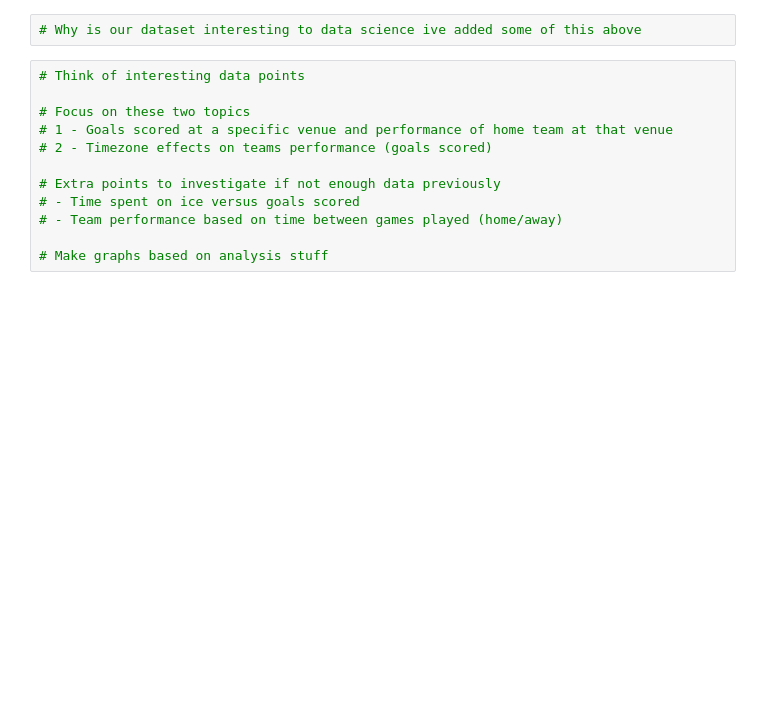
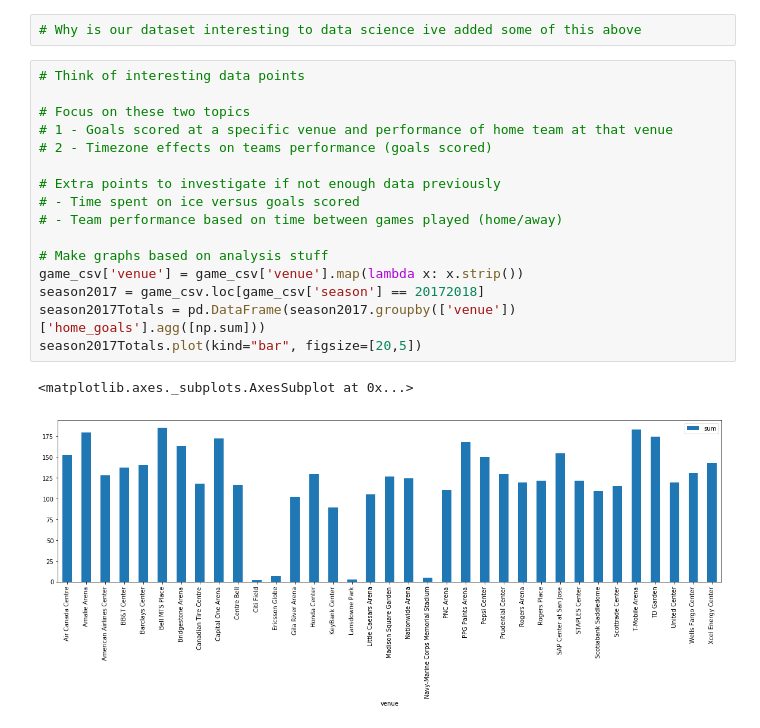
Before and after one commit to Francisjhacke/nhl-data-analysis, a Jupyter notebook: main.ipynb, the cells around one changed output. Drawn from its saved outputs; the diff is of its cells as text; blank space fills up the shorter version.

Commit message:
Dataframe operations on season 2017-2018 and venue home goals sum

```diff
--- a/main.ipynb
+++ b/main.ipynb
@@ -42,12 +44,19 @@ The team csv has 33 rows and 15 columns.
 # %%
 # Think of interesting data points
 
 # Focus on these two topics
 # 1 - Goals scored at a specific venue and performance of home team at that venue
 # 2 - Timezone effects on teams performance (goals scored)
 
 # Extra points to investigate if not enough data previously
 # - Time spent on ice versus goals scored
 # - Team performance based on time between games played (home/away)
 
 # Make graphs based on analysis stuff
+game_csv['venue'] = game_csv['venue'].map(lambda x: x.strip())
+season2017 = game_csv.loc[game_csv['season'] == 20172018]
+season2017Totals = pd.DataFrame(season2017.groupby(['venue'])['home_goals'].agg([np.sum]))
+season2017Totals.plot(kind="bar", figsize=[20,5])
+# %% [output]
+<matplotlib.axes._subplots.AxesSubplot at 0x...>
+[figure, added]
```
Also changed, not shown: parts of 1 cell of this notebook.
